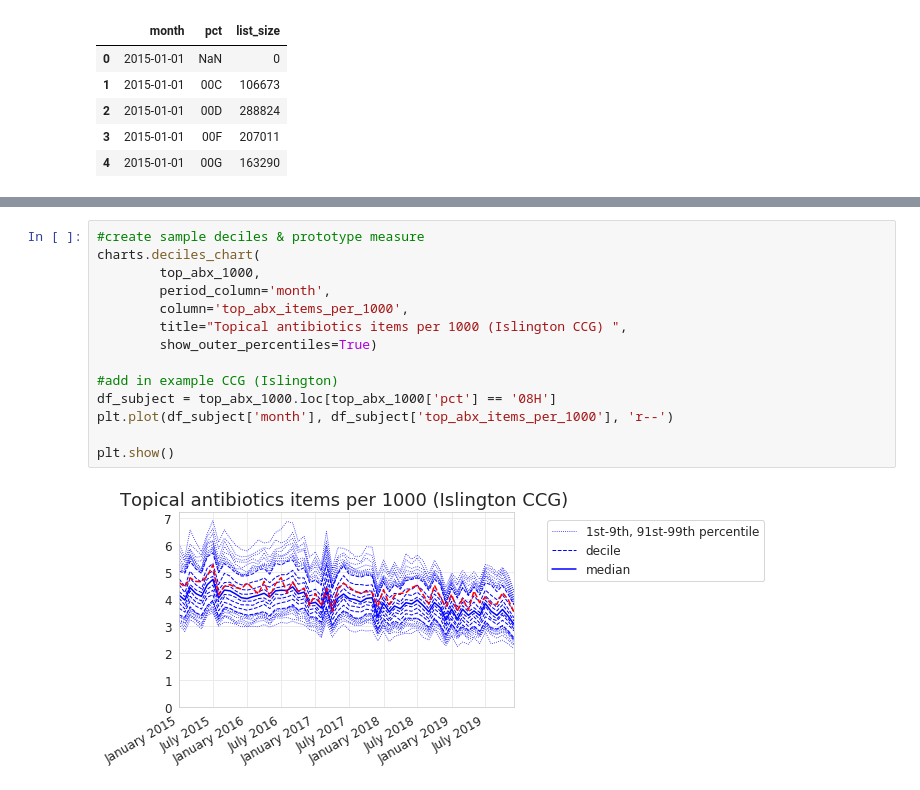
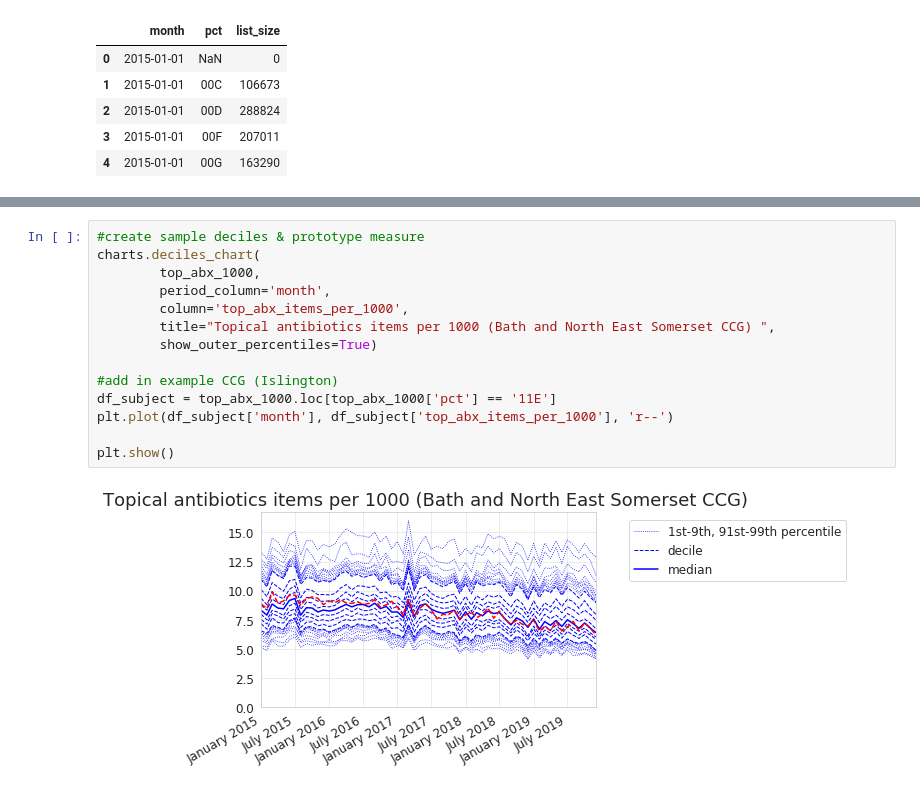
Before and after one commit to ebmdatalab/antibiotics-non-oral-routes-notebook, a Jupyter notebook: notebooks/topical.ipynb, the cells around one changed output, grey strips where cells are left out. Cells and saved outputs as stored; diff of their text form.

Commit message:
Commit Topical Workbook

```diff
--- a/notebooks/topical.ipynb
+++ b/notebooks/topical.ipynb
@@ -128,19 +152,19 @@ top_abx_1000.head(5)
 # %%
 #create sample deciles & prototype measure
 charts.deciles_chart(
         top_abx_1000,
         period_column='month',
         column='top_abx_items_per_1000',
-        title="Topical antibiotics items per 1000 (Islington CCG) ",
+        title="Topical antibiotics items per 1000 (Bath and North East Somerset CCG) ",
         show_outer_percentiles=True)
 
 #add in example CCG (Islington)
-df_subject = top_abx_1000.loc[top_abx_1000['pct'] == '08H']
+df_subject = top_abx_1000.loc[top_abx_1000['pct'] == '11E']
 plt.plot(df_subject['month'], df_subject['top_abx_items_per_1000'], 'r--')
 
 plt.show()
 # %% [output]
-[figure, old version]
+[figure, new version]
 # %%
 #create choropeth map of items per 1000 patients
 plt.figure(figsize=(12, 7))
```
Also changed, not shown: parts of 11 cells of this notebook, 5 other files.
